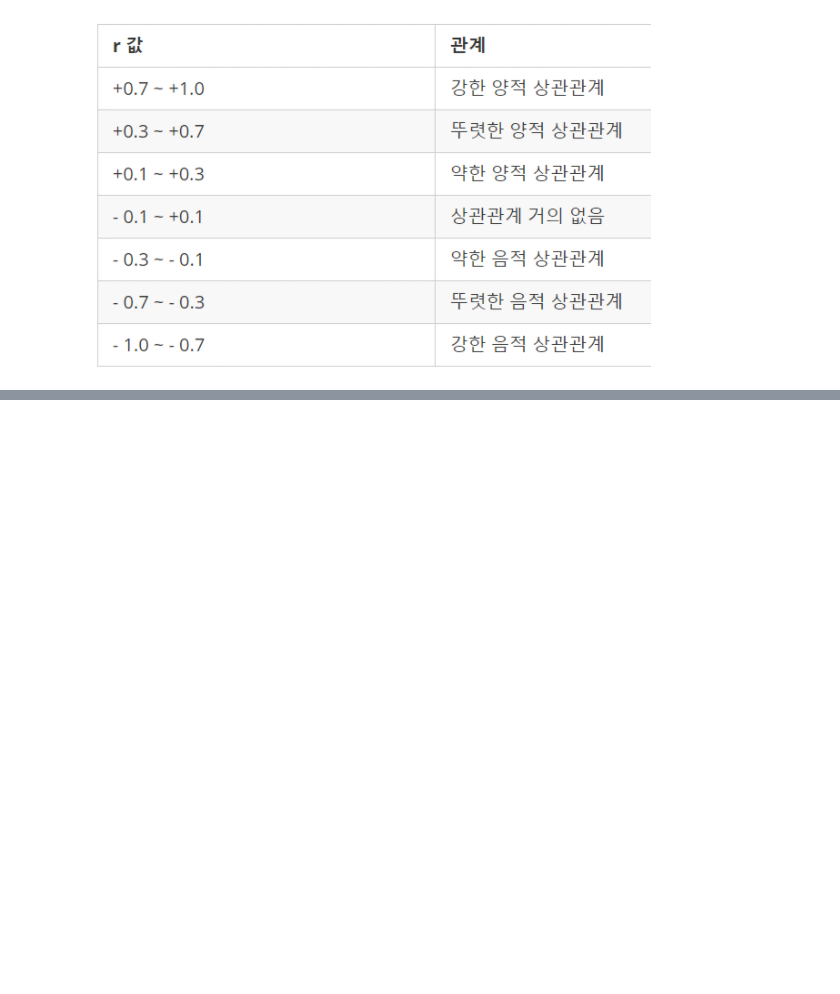
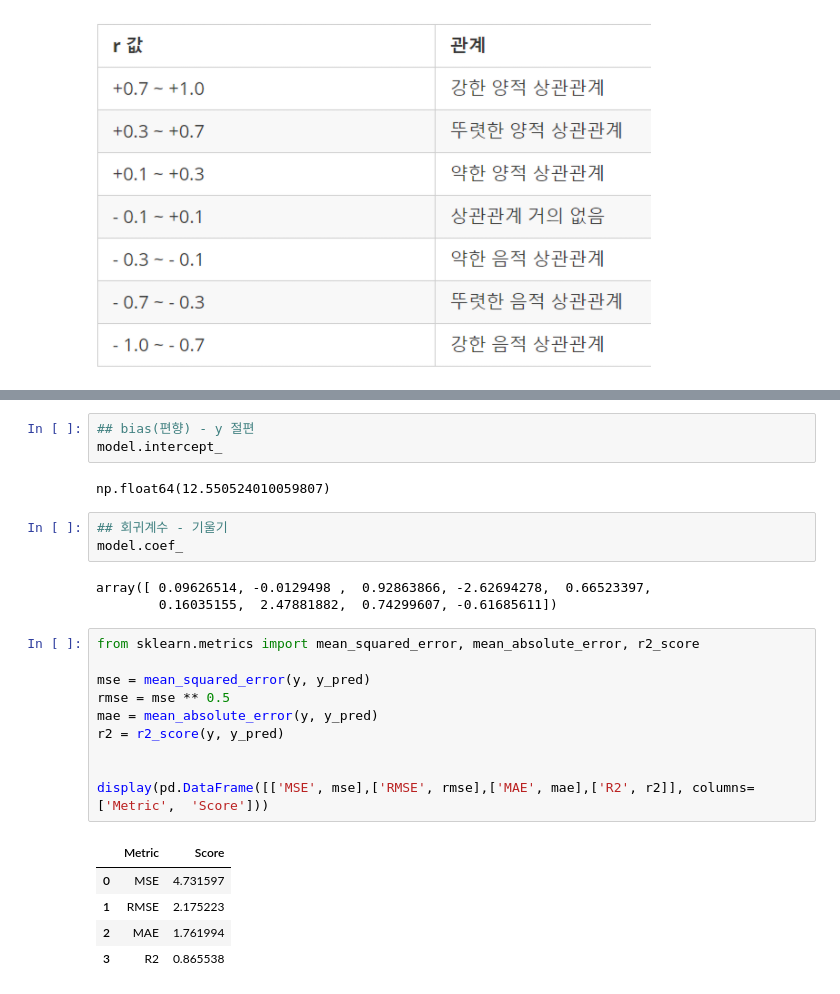
Before and after one commit to badro97/BigData_Predict, a Jupyter notebook: mtcars.ipynb, the cells around one changed output, grey strips where cells are left out. Cells and saved outputs as stored; diff of their text form; blank space fills up the shorter version.

```diff
--- a/mtcars.ipynb
+++ b/mtcars.ipynb
@@ -156,0 +216,27 @@ results
+# %%
+## bias(편향) - y 절편
+model.intercept_
+# %% [output]
+np.float64(12.550524010059807)
+# %%
+## 회귀계수 - 기울기
+model.coef_
+# %% [output]
+array([ 0.09626514, -0.0129498 ,  0.92863866, -2.62694278,  0.66523397,
+        0.16035155,  2.47881882,  0.74299607, -0.61685611])
+# %%
+from sklearn.metrics import mean_squared_error, mean_absolute_error, r2_score
+
+mse = mean_squared_error(y, y_pred)
+rmse = mse ** 0.5
+mae = mean_absolute_error(y, y_pred)
+r2 = r2_score(y, y_pred)
+
+
+display(pd.DataFrame([['MSE', mse],['RMSE', rmse],['MAE', mae],['R2', r2]], columns=['Metric',  'Score']))
+# %% [output]
+|  | Metric | Score |
+| 0 | MSE | 4.731597 |
+| 1 | RMSE | 2.175223 |
+| 2 | MAE | 1.761994 |
+| 3 | R2 | 0.865538 |
```
Also changed, not shown: parts of 5 cells of this notebook.
